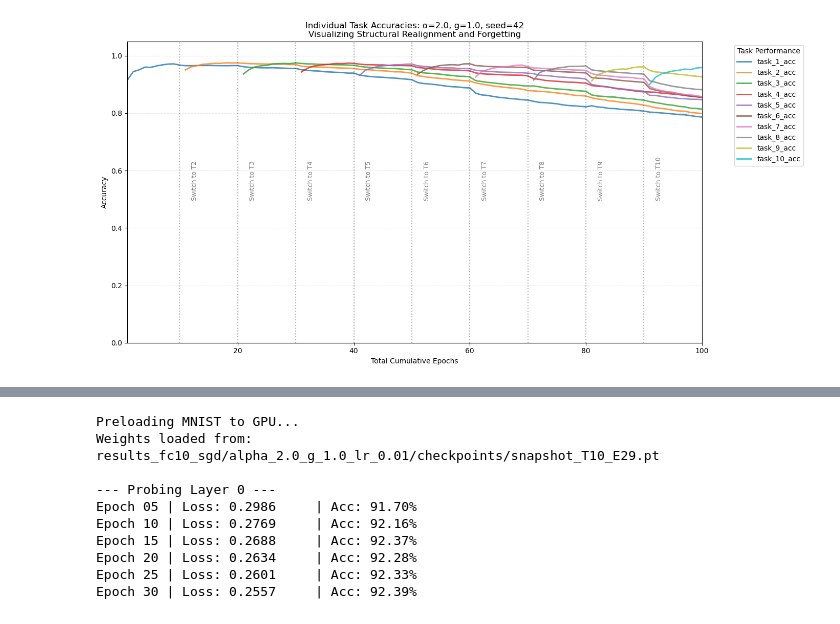
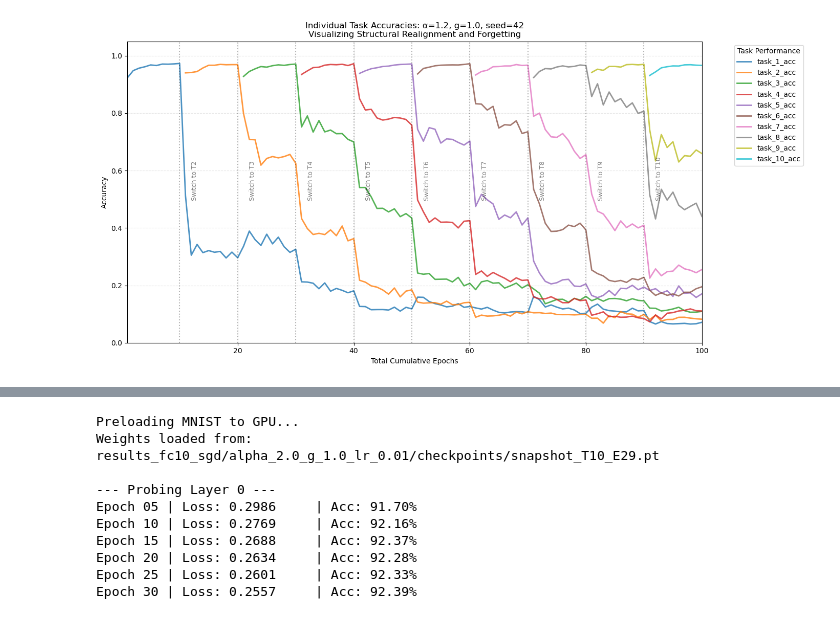
Before and after one commit to YiHaoFromEarth/ht-initialisation-dynamics, a Jupyter notebook: continual_learning/permuted_mnist.ipynb, the cells around one changed output, grey strips where cells are left out. Saved outputs shown, nothing was run; the diff lists cells and outputs as text; code cells hidden in the pictures.

```diff
--- a/continual_learning/permuted_mnist.ipynb
+++ b/continual_learning/permuted_mnist.ipynb
@@ -21,42 +21,38 @@ from src.continual_learning import apply_GPM_projection, update_GPM_bases, EWC
 def save_physics_snapshot(model, input_batch, output_dir, t_idx, epoch, alpha, g):
     model.eval()
 
-    # Capture physics data as before
+    # Capture pre-activations
     pre_acts = model.get_pre_activations(input_batch)
     linear_layers = [m for m in model.modules() if isinstance(m, nn.Linear)]
 
     layer_physics = {}
     for idx, layer in enumerate(linear_layers):
         layer_key = f"layer_{idx}" if idx < len(linear_layers) - 1 else "classifier"
+        # Extract pre-activation for this specific layer
         h = pre_acts[idx] if idx < len(linear_layers) - 1 else pre_acts["classifier"]
 
-        # Compute Jacobian using float32 for precision
-        W = layer.weight.data.float()
-        d_act = 1.0 - torch.tanh(h).pow(2).float()
-        D_avg = d_act.mean(dim=0)
-        J = D_avg.unsqueeze(1) * W
-
         layer_physics[layer_key] = {
-            "pre_activations": h.float().cpu(),
-            "jacobian": J.cpu()
+            "pre_activations": h.float().cpu()
         }
 
     snapshot = {
         "metadata": {"task": t_idx + 1, "epoch": epoch, "alpha": alpha, "g": g},
-        "state_dict": model.state_dict(), # Native PyTorch format
-        "physics": layer_physics         # Your specific research metrics
+        "state_dict": model.state_dict(), # Weights W are stored here
+        "physics_data": layer_physics    # Only storing h to save space
     }
 
     output_dir.mkdir(parents=True, exist_ok=True)
     file_path = output_dir / f"snapshot_T{t_idx+1}_E{epoch}.pt"
+
+    # Using weights + pre_acts allows reconstruction of J, Rank, and CKA later
     torch.save(snapshot, file_path)
     return file_path
 # %%
 # --- 1. CONFIGURATION ---
 num_tasks = 10
-seeds = [42]  # Multiple seeds for robustness
+seeds = [7, 8, 9, 10, 11, 12, 13, 14, 15, 16]  # Multiple seeds for robustness
 alpha_list = [1.2, 2.0]
-g_list = [1.0, 3.0]
+g_list = [1.0]
 depth = 9
 hidden_size = 784
 bias = False
@@ -103,8 +99,8 @@ for seed in seeds:
 
     for alpha, g in itertools.product(alpha_list, g_list):
         set_seed(seed) # Strict determinism per run
-        run_name = f"alpha_{alpha}_g_{g}_lr_{lr}"
-        output_dir = Path(f"./sweep_permuted_fc{depth+1}/{run_name}")
+        run_name = f"alpha_{alpha}_g_{g}_lr_{lr}_s{seed}"
+        output_dir = Path(f"./pmnist_fc{depth+1}/{run_name}")
         output_dir.mkdir(parents=True, exist_ok=True)
 
         # Metadata Logging
@@ -315,7 +446,7 @@ import matplotlib.pyplot as plt
 from pathlib import Path
 
 # --- Configuration ---
-results_path = Path("./results_permuted_gpm0.97_fc10/")
+results_path = Path("./pmnist_fc10/")
 num_tasks = 10
 
 def plot_individual_task_curves(alpha, g, lr, seed=42):
@@ -358,34 +489,34 @@ def plot_individual_task_curves(alpha, g, lr, seed=42):
         x="Cumulative Epoch",
         y="Accuracy",
         hue="Task",
         palette="tab10",
         linewidth=2,
         alpha=0.8
     )
 
     # Capture transition points for vertical lines
     task_transition_epochs = df.groupby('task_id').size().cumsum().tolist()
 
     for t_idx, epoch_mark in enumerate(task_transition_epochs[:-1]):
         plt.axvline(x=epoch_mark, color='black', linestyle=':', alpha=0.3)
         plt.text(epoch_mark + 2, 0.5, f"Switch to T{t_idx+2}",
                  fontsize=9, rotation=90, alpha=0.5)
 
     plt.title(f"Individual Task Accuracies: α={alpha}, g={g}, seed={seed}\n"
               f"Visualizing Structural Realignment and Forgetting")
     plt.ylim(0, 1.05)
     plt.xlim(1, len(df))
     plt.ylabel("Accuracy")
     plt.xlabel("Total Cumulative Epochs")
     plt.legend(bbox_to_anchor=(1.05, 1), loc='upper left', title="Task Performance")
     plt.grid(True, which='both', linestyle='--', alpha=0.3)
     plt.tight_layout()
     plt.show()
 
 # --- Execution ---
 # Visualize the Heavy-Tailed run to inspect Task 1 'Rich Learning' vs Task 2 'Warm Start'
-plot_individual_task_curves(alpha=2.0, g=1.0, lr=0.01, seed=42)
+plot_individual_task_curves(alpha=1.2, g=1.0, lr=0.01, seed=42)
 # %% [output]
-[figure, old version]
+[figure, new version]
 # %%
 import pandas as pd
```
Also changed, not shown: parts of 6 cells of this notebook, 2 other files.
